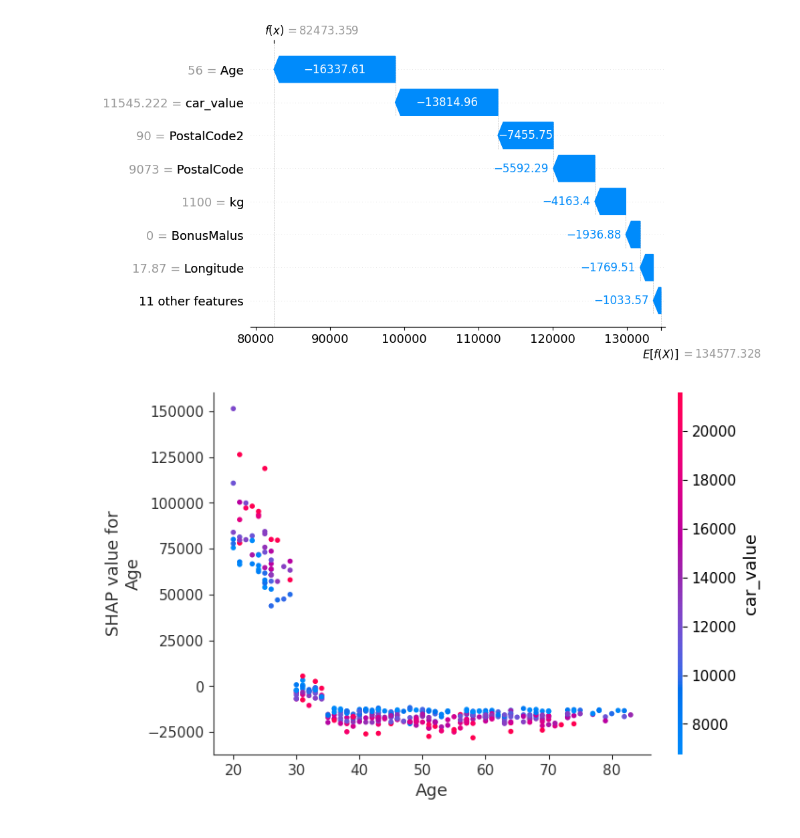
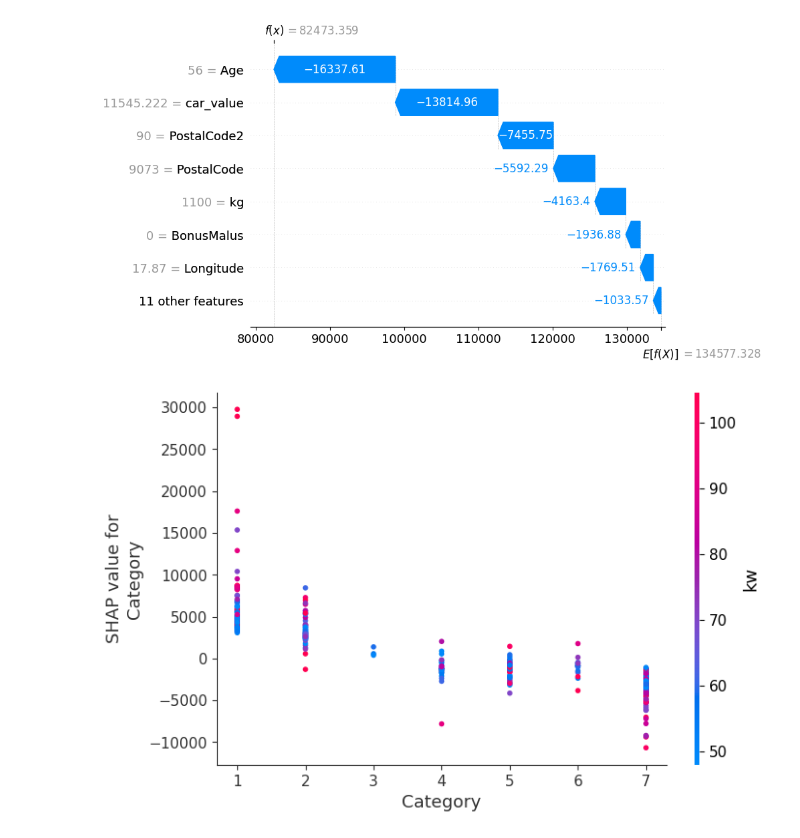
Before and after one commit to asdasde/market_models, a Jupyter notebook: notebooks/market_model.ipynb, the cells around one changed output. Drawn from its saved outputs; the diff is of its cells as text; code cells hidden in the pictures.

```diff
--- a/notebooks/market_model.ipynb
+++ b/notebooks/market_model.ipynb
@@ -502,9 +516,9 @@ plt.show()
 # %% [output]
 [figure]
 # %%
-shap.dependence_plot('Age', shap_values, TEST_DATA[FEATURES])
+shap.dependence_plot('Category', shap_values, TEST_DATA[FEATURES])
 # %% [output]
-[figure, old version]
+[figure, new version]
 # %%
 def partial_dependence_analysis(model: xgboost.Booster,
                                 data: pd.DataFrame = None,
```
Also changed, not shown: parts of 18 cells of this notebook, 1 other file.
